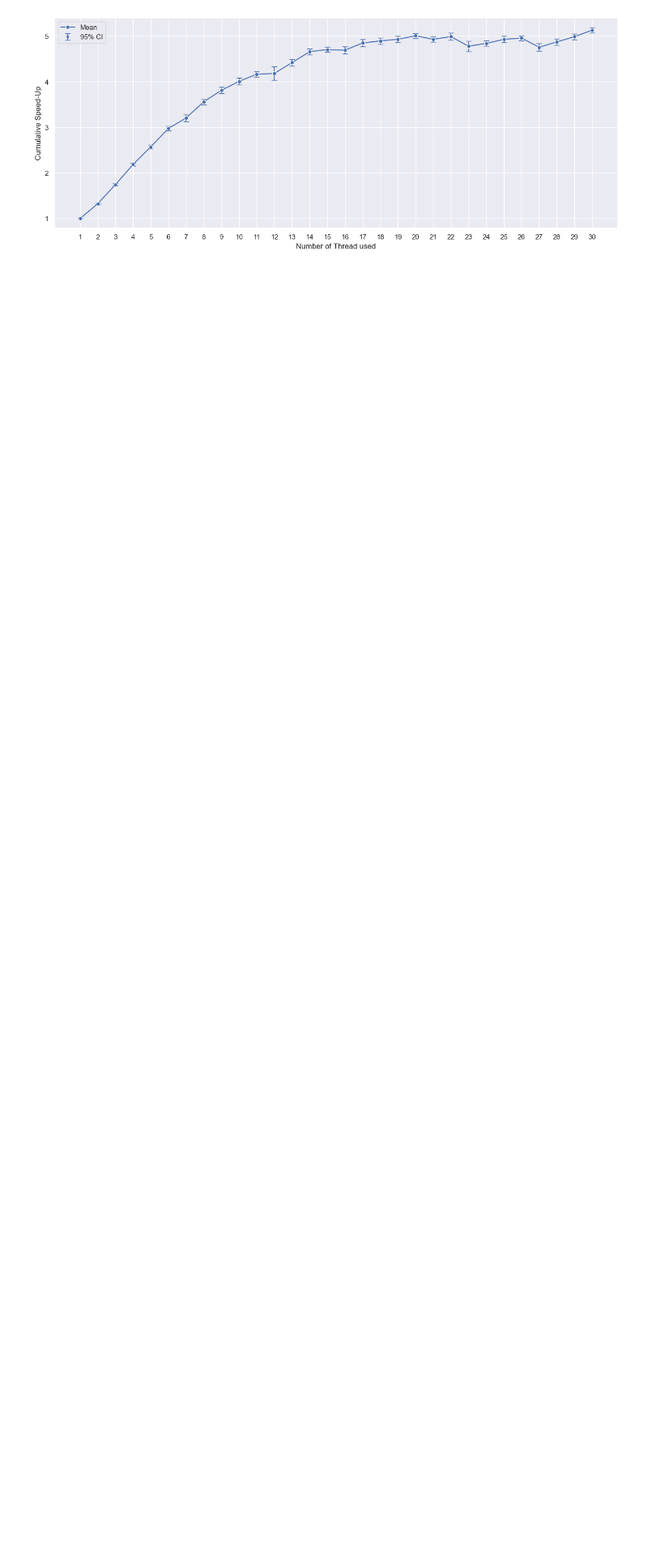
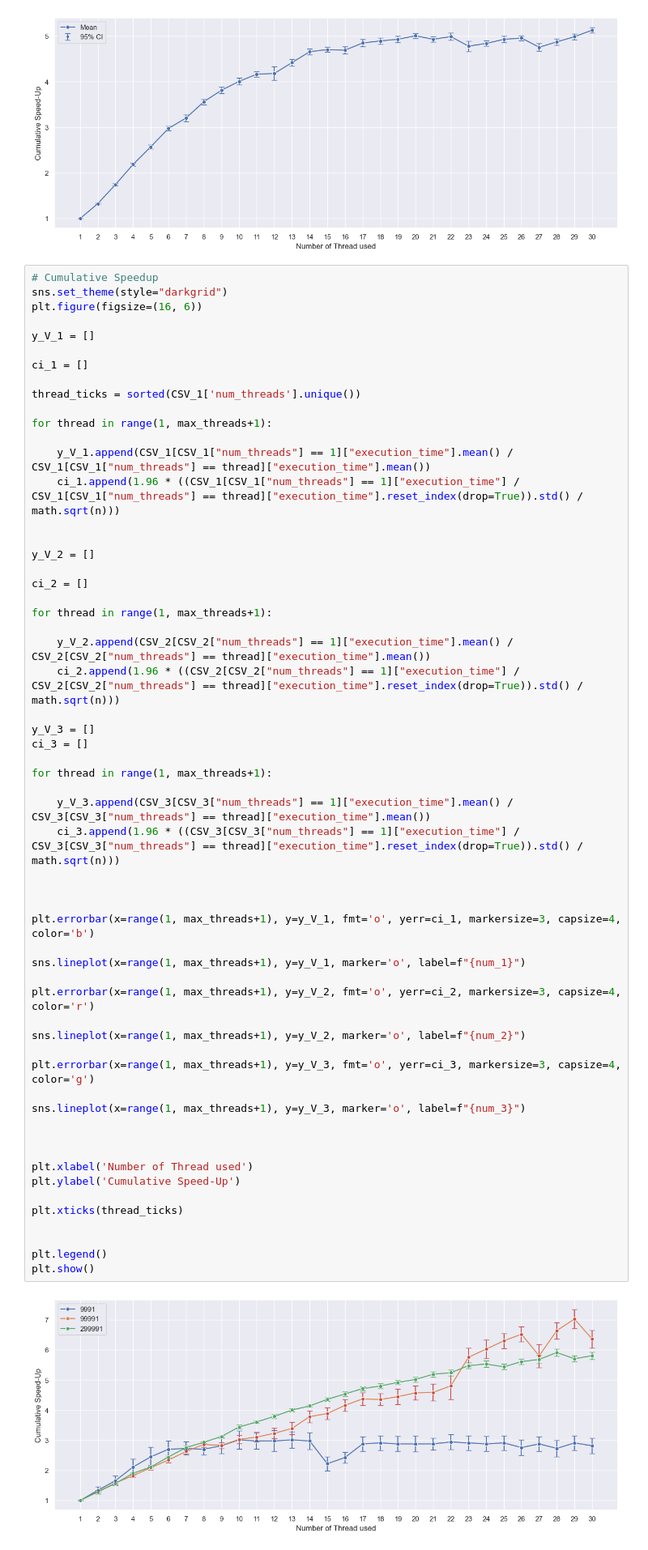
Before and after one commit to AliceOrlandini/Integer-Factorization, a Jupyter notebook: code/Python/ExecutionTime_Threads/script.ipynb, the cells around one changed output. Shown at 81% size. Drawn from its saved outputs; the diff is of its cells as text; blank space fills up the shorter version.

```diff
--- a/code/Python/ExecutionTime_Threads/script.ipynb
+++ b/code/Python/ExecutionTime_Threads/script.ipynb
@@ -73,6 +139,66 @@ plt.legend()
 plt.show()
 # %% [output]
 [figure]
+# %%
+# Cumulative Speedup
+sns.set_theme(style="darkgrid")
+plt.figure(figsize=(16, 6))
+
+y_V_1 = []
+
+ci_1 = []
+
+thread_ticks = sorted(CSV_1['num_threads'].unique())
+
+for thread in range(1, max_threads+1):
+
+    y_V_1.append(CSV_1[CSV_1["num_threads"] == 1]["execution_time"].mean() / CSV_1[CSV_1["num_threads"] == thread]["execution_time"].mean())
+    ci_1.append(1.96 * ((CSV_1[CSV_1["num_threads"] == 1]["execution_time"] / CSV_1[CSV_1["num_threads"] == thread]["execution_time"].reset_index(drop=True)).std() / math.sqrt(n)))
+
+
+y_V_2 = []
+
+ci_2 = []
+
+for thread in range(1, max_threads+1):
+
+    y_V_2.append(CSV_2[CSV_2["num_threads"] == 1]["execution_time"].mean() / CSV_2[CSV_2["num_threads"] == thread]["execution_time"].mean())
+    ci_2.append(1.96 * ((CSV_2[CSV_2["num_threads"] == 1]["execution_time"] / CSV_2[CSV_2["num_threads"] == thread]["execution_time"].reset_index(drop=True)).std() / math.sqrt(n)))
+
+y_V_3 = []
+ci_3 = []
+
+for thread in range(1, max_threads+1):
+
+    y_V_3.append(CSV_3[CSV_3["num_threads"] == 1]["execution_time"].mean() / CSV_3[CSV_3["num_threads"] == thread]["execution_time"].mean())
+    ci_3.append(1.96 * ((CSV_3[CSV_3["num_threads"] == 1]["execution_time"] / CSV_3[CSV_3["num_threads"] == thread]["execution_time"].reset_index(drop=True)).std() / math.sqrt(n)))
+
+
+
+plt.errorbar(x=range(1, max_threads+1), y=y_V_1, fmt='o', yerr=ci_1, markersize=3, capsize=4, color='b')
+
+sns.lineplot(x=range(1, max_threads+1), y=y_V_1, marker='o', label=f"{num_1}")
+
+plt.errorbar(x=range(1, max_threads+1), y=y_V_2, fmt='o', yerr=ci_2, markersize=3, capsize=4, color='r')
+
+sns.lineplot(x=range(1, max_threads+1), y=y_V_2, marker='o', label=f"{num_2}")
+
+plt.errorbar(x=range(1, max_threads+1), y=y_V_3, fmt='o', yerr=ci_3, markersize=3, capsize=4, color='g')
+
+sns.lineplot(x=range(1, max_threads+1), y=y_V_3, marker='o', label=f"{num_3}")
+
+
+
+plt.xlabel('Number of Thread used')
+plt.ylabel('Cumulative Speed-Up')
+
+plt.xticks(thread_ticks)
+
+
+plt.legend()
+plt.show()
+# %% [output]
+[figure, added]
 # %%
 # Speedup
 sns.set_theme(style="darkgrid")
```
Also changed, not shown: parts of 4 cells of this notebook, 3 other files.
